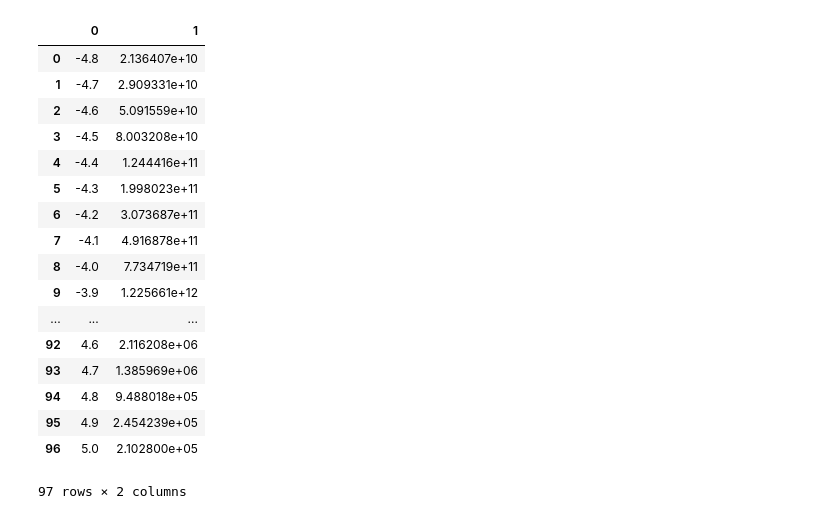
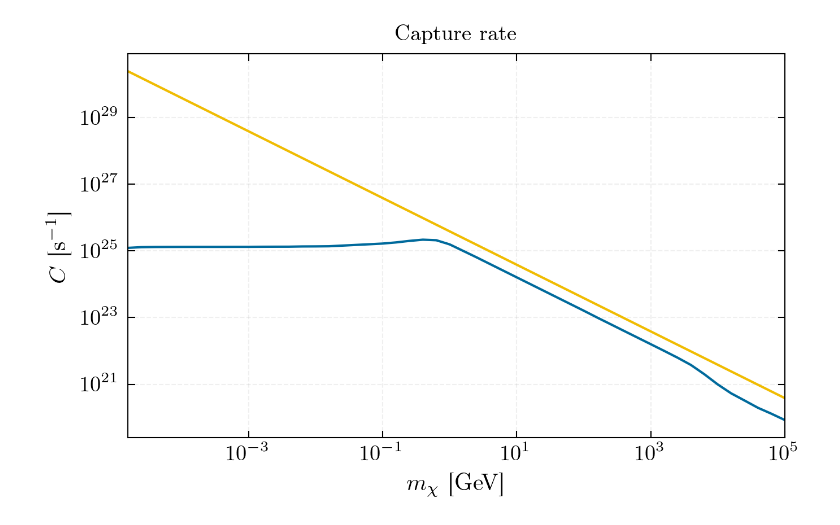
Before and after one commit to mvirgato/Masters, a Jupyter notebook: cap_rate/Mathematica_cap/pyCap.ipynb, the cells around one changed output. Cells and saved outputs as stored; diff of their text form; code cells hidden in the pictures.

```diff
--- a/cap_rate/Mathematica_cap/pyCap.ipynb
+++ b/cap_rate/Mathematica_cap/pyCap.ipynb
@@ -5,7 +5,7 @@ import pandas as pd
 from matplotlib import pyplot as plt
 import glob
 # %%
-# plt.style.use('science')
+plt.style.use('science')
 
 SMALL_SIZE = 9
 MEDIUM_SIZE = 10
@@ -46,9 +47,22 @@ for file in files:
 # %%
-fig, ax = plt.subplots(figsize = (8,10), ncols=2, nrows =5, sharey = True, sharex = True, dpi = 200)
-fig.subplots_adjust(hspace=0, wspace=0)
 
-i=1
-for m, row in enumerate(ax):
-    for n, col in enumerate(row):
-        col.loglog(10**cap_rates['d'+str(i)][0], cap_rates['d'+str(i)][1], )
-        i+=1
+files = glob.glob('*_cap.dat')
+cap_rates = {}
+
+for file in files:
+    cap_rates[file.replace('_cap.dat', '')] = pd.read_csv(file, sep="\t", header = None)
+
+
+def cap_plots():
+
+
+
+    fig, ax = plt.subplots(figsize = (10,6), ncols=2, nrows =5, sharey = True, sharex = True, dpi = 200)
+    fig.subplots_adjust(hspace=0, wspace=0)
+    i = 1
+    for m, row in enumerate(ax):
+        for n, col in enumerate(row):
+            col.loglog(10**cap_rates['d'+str(i)][0], cap_rates['d'+str(i)][1])
+            col.grid(b=True, which='major',  linestyle='--', alpha=0.2)
+            col.set_xlim(10**-4.8, 10**5)
+            i += 1
@@ -57,21 +69,16 @@ for m, row in enumerate(ax):
-# %%
-cap_rates['d2']
-# %% [output]
-|  | 0 | 1 |
-| 0 | -4.8 | 2.136407e+10 |
-| 1 | -4.7 | 2.909331e+10 |
-| 2 | -4.6 | 5.091559e+10 |
-| 3 | -4.5 | 8.003208e+10 |
-| 4 | -4.4 | 1.244416e+11 |
-| 5 | -4.3 | 1.998023e+11 |
-| 6 | -4.2 | 3.073687e+11 |
-| 7 | -4.1 | 4.916878e+11 |
-| 8 | -4.0 | 7.734719e+11 |
-| 9 | -3.9 | 1.225661e+12 |
-| ... | ... | ... |
-| 92 | 4.6 | 2.116208e+06 |
-| 93 | 4.7 | 1.385969e+06 |
-| 94 | 4.8 | 9.488018e+05 |
-| 95 | 4.9 | 2.454239e+05 |
-| 96 | 5.0 | 2.102800e+05 |
-97 rows × 2 columns
+# %%
+
+def geom_lim_plots():
+    fig, ax = plt.subplots(figsize = (5, 3), dpi = 300)
+    ax.loglog(10**cap_rates['d0'][0],cap_rates['d0'][1]/6.58e-25, color = '#006a9c')
+    ax.loglog(10**cap_rates['d0'][0],Cgeom(10**cap_rates['d0'][0])/6.58e-25, color = '#f0bc02')
+    ax.set_title('Capture rate')
+    ax.grid(b=True, which='major',  linestyle='--', alpha=0.2)
+    ax.set_xlim(10**-4.8, 10**5)
+    ax.set_xlabel('$m_\chi$ [GeV]')
+    ax.set_ylabel('$C$ [s$^{-1}$]')
+    plt.show()
+# %%
+geom_lim_plots()
+# %% [output]
+[figure, added]
```
Also changed, not shown: parts of 5 cells of this notebook, 5 other files.
